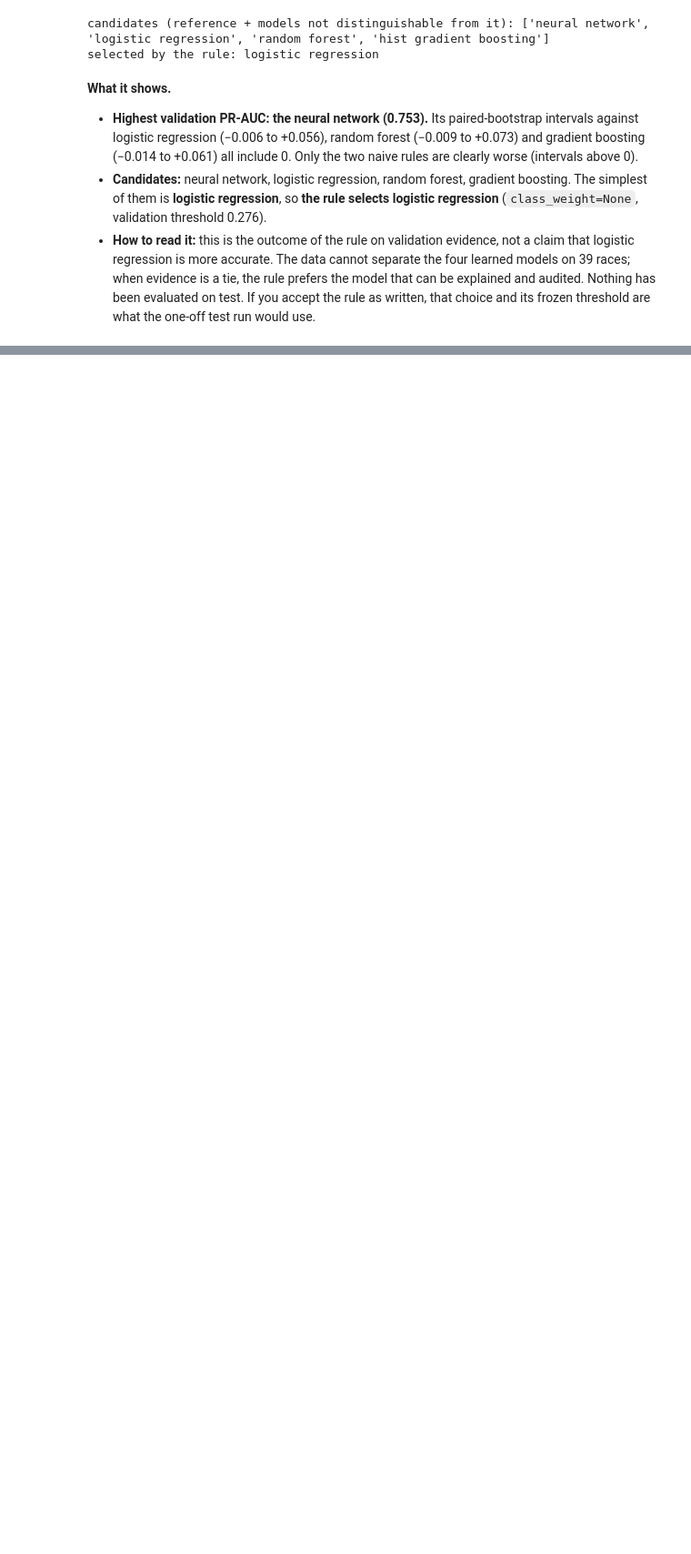
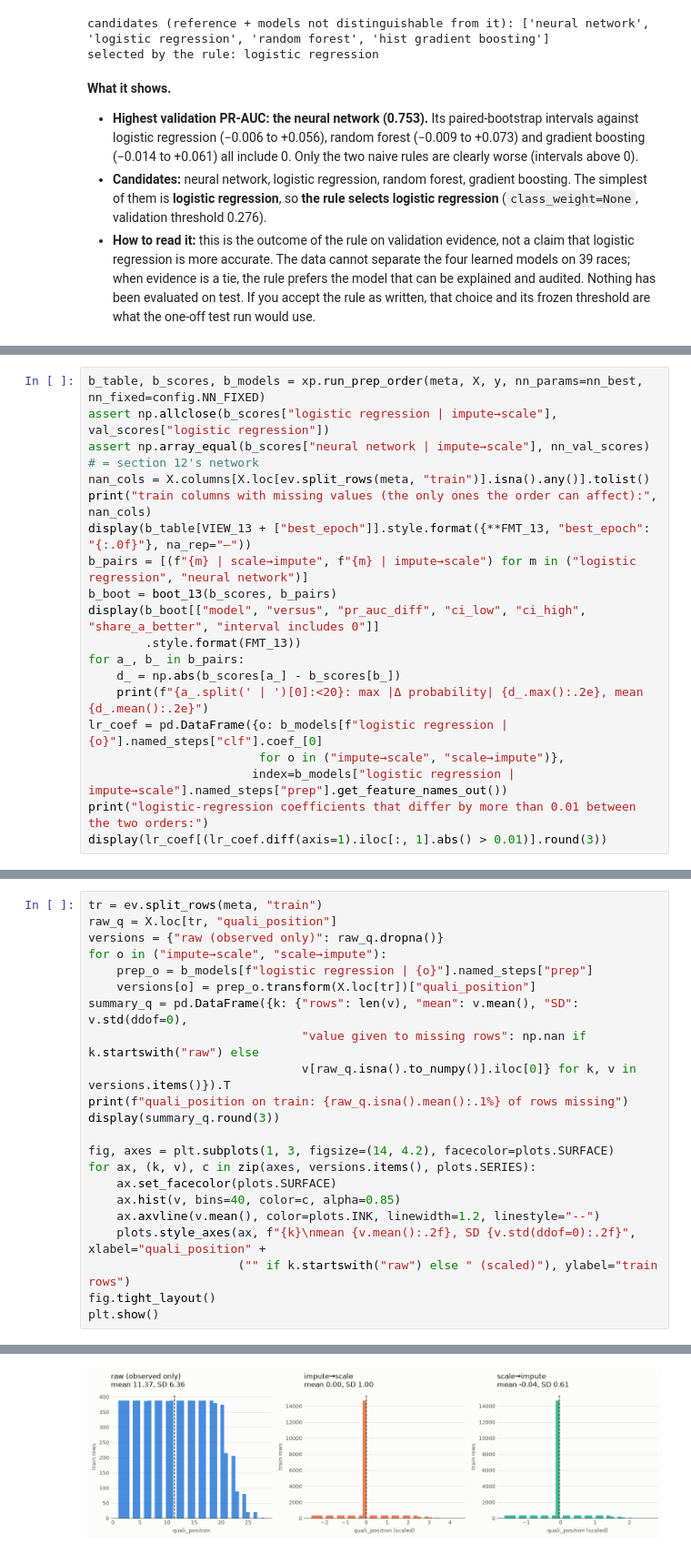
Before and after one commit to YShimy/f1-podium, a Jupyter notebook: notebooks/milestone1.ipynb, the cells around one changed output, grey strips where cells are left out. Shown at 91% size. Cells and saved outputs as stored; diff of their text form; blank space fills up the shorter version.

```diff
--- a/notebooks/milestone1.ipynb
+++ b/notebooks/milestone1.ipynb
@@ -3889,0 +4088,19 @@ selected by the rule: logistic regression
+# %%
+b_table, b_scores, b_models = xp.run_prep_order(meta, X, y, nn_params=nn_best, nn_fixed=config.NN_FIXED)
+assert np.allclose(b_scores["logistic regression | impute→scale"], val_scores["logistic regression"])
+assert np.array_equal(b_scores["neural network | impute→scale"], nn_val_scores)          # = section 12's network
+nan_cols = X.columns[X.loc[ev.split_rows(meta, "train")].isna().any()].tolist()
+print("train columns with missing values (the only ones the order can affect):", nan_cols)
+display(b_table[VIEW_13 + ["best_epoch"]].style.format({**FMT_13, "best_epoch": "{:.0f}"}, na_rep="–"))
+b_pairs = [(f"{m} | scale→impute", f"{m} | impute→scale") for m in ("logistic regression", "neural network")]
+b_boot = boot_13(b_scores, b_pairs)
+display(b_boot[["model", "versus", "pr_auc_diff", "ci_low", "ci_high", "share_a_better", "interval includes 0"]]
+        .style.format(FMT_13))
+for a_, b_ in b_pairs:
+    d_ = np.abs(b_scores[a_] - b_scores[b_])
+    print(f"{a_.split(' | ')[0]:<20}: max |Δ probability| {d_.max():.2e}, mean {d_.mean():.2e}")
+lr_coef = pd.DataFrame({o: b_models[f"logistic regression | {o}"].named_steps["clf"].coef_[0]
+                        for o in ("impute→scale", "scale→impute")},
+                       index=b_models["logistic regression | impute→scale"].named_steps["prep"].get_feature_names_out())
+print("logistic-regression coefficients that differ by more than 0.01 between the two orders:")
+display(lr_coef[(lr_coef.diff(axis=1).iloc[:, 1].abs() > 0.01)].round(3))
@@ -3889,0 +4123,23 @@ selected by the rule: logistic regression
+# %%
+tr = ev.split_rows(meta, "train")
+raw_q = X.loc[tr, "quali_position"]
+versions = {"raw (observed only)": raw_q.dropna()}
+for o in ("impute→scale", "scale→impute"):
+    prep_o = b_models[f"logistic regression | {o}"].named_steps["prep"]
+    versions[o] = prep_o.transform(X.loc[tr])["quali_position"]
+summary_q = pd.DataFrame({k: {"rows": len(v), "mean": v.mean(), "SD": v.std(ddof=0),
+                              "value given to missing rows": np.nan if k.startswith("raw") else
+                              v[raw_q.isna().to_numpy()].iloc[0]} for k, v in versions.items()}).T
+print(f"quali_position on train: {raw_q.isna().mean():.1%} of rows missing")
+display(summary_q.round(3))
+
+fig, axes = plt.subplots(1, 3, figsize=(14, 4.2), facecolor=plots.SURFACE)
+for ax, (k, v), c in zip(axes, versions.items(), plots.SERIES):
+    ax.set_facecolor(plots.SURFACE)
+    ax.hist(v, bins=40, color=c, alpha=0.85)
+    ax.axvline(v.mean(), color=plots.INK, linewidth=1.2, linestyle="--")
+    plots.style_axes(ax, f"{k}\nmean {v.mean():.2f}, SD {v.std(ddof=0):.2f}", xlabel="quali_position" +
+                     ("" if k.startswith("raw") else " (scaled)"), ylabel="train rows")
+fig.tight_layout()
+plt.show()
+# %% [output]
@@ -3889,0 +4151 @@ selected by the rule: logistic regression
+[figure, added]
```
Also changed, not shown: parts of 19 cells of this notebook, 1 other file.
